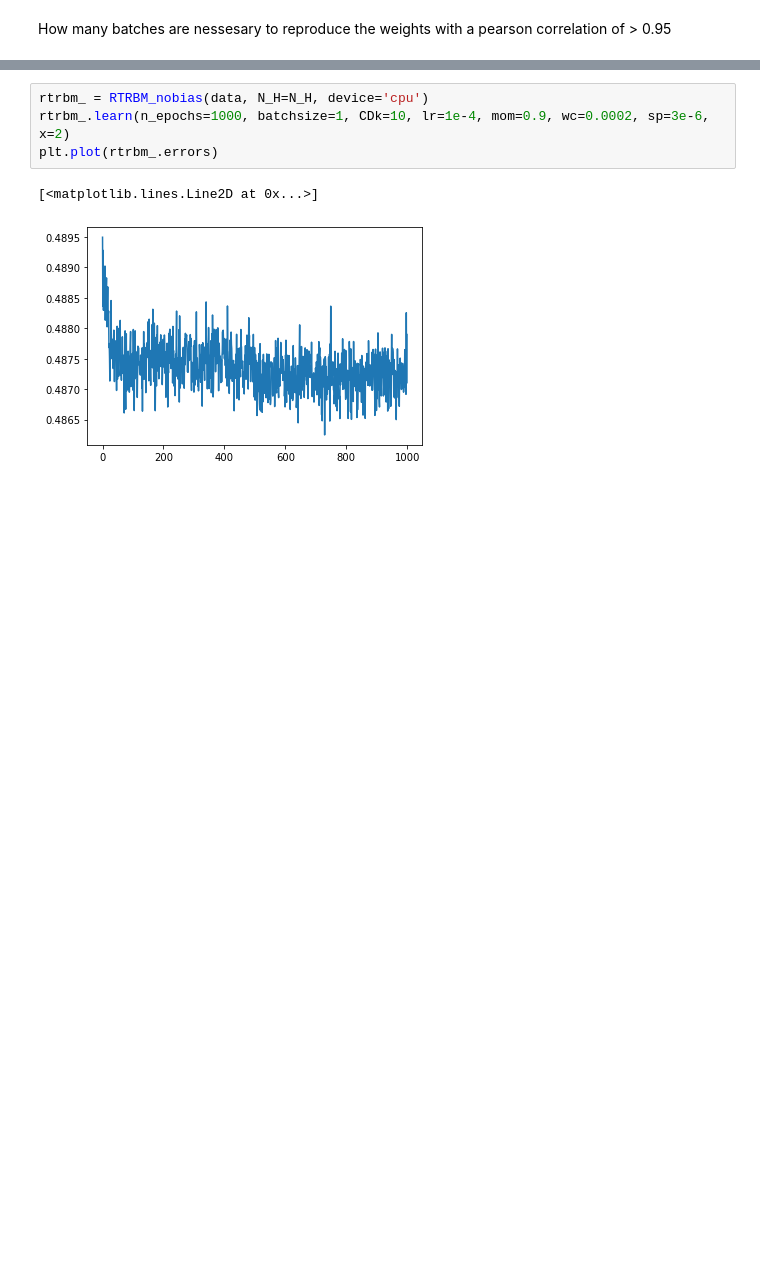
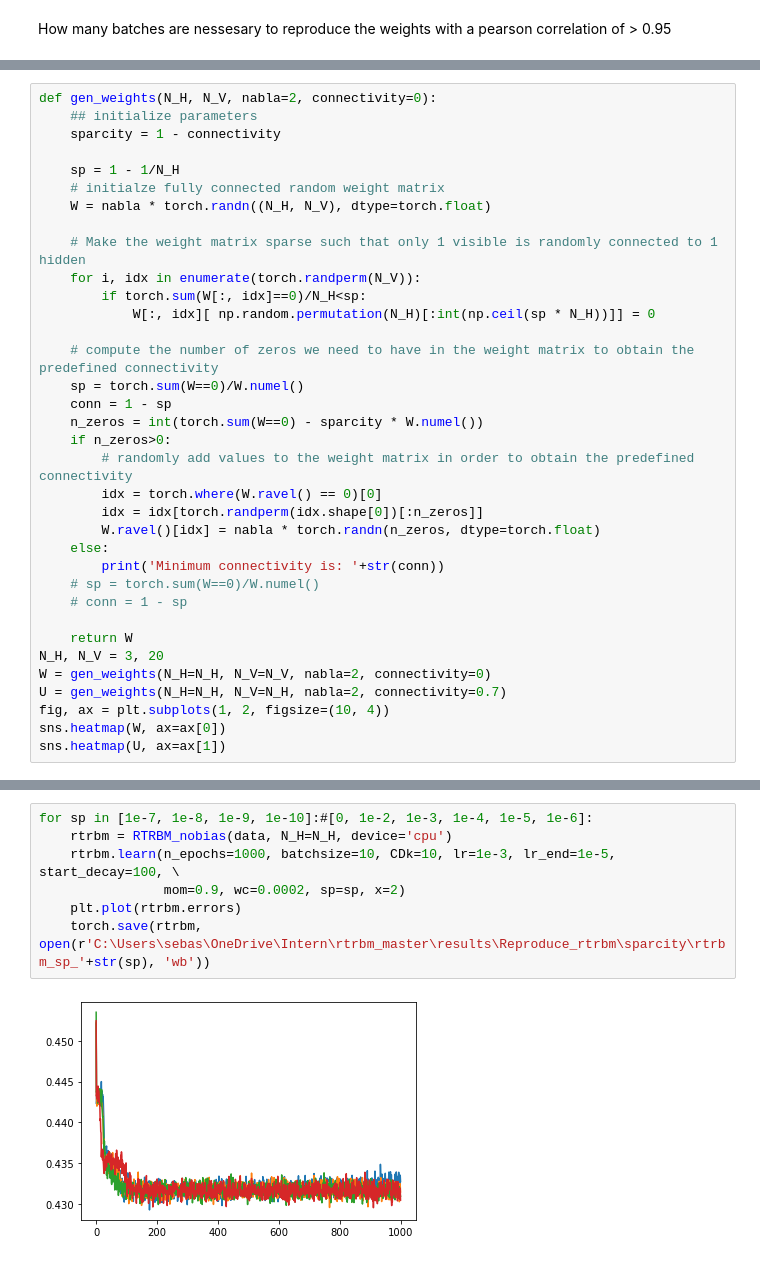
Before and after one commit to casperpeters/intern, a Jupyter notebook: notebooks/Reconstructing RTRBM/Scalability/Researching scalability limited.ipynb, the cells around one changed output, grey strips where cells are left out. Saved outputs shown, nothing was run; the diff lists cells and outputs as text; blank space fills up the shorter version.

```diff
--- a/notebooks/Reconstructing RTRBM/Scalability/Researching scalability limited.ipynb
+++ b/notebooks/Reconstructing RTRBM/Scalability/Researching scalability limited.ipynb
@@ -111,0 +34,35 @@ sns.heatmap(W1)
+# %%
+def gen_weights(N_H, N_V, nabla=2, connectivity=0):
+    ## initialize parameters
+    sparcity = 1 - connectivity
+
+    sp = 1 - 1/N_H
+    # initialze fully connected random weight matrix
+    W = nabla * torch.randn((N_H, N_V), dtype=torch.float)
+
+    # Make the weight matrix sparse such that only 1 visible is randomly connected to 1 hidden
+    for i, idx in enumerate(torch.randperm(N_V)):
+        if torch.sum(W[:, idx]==0)/N_H<sp:
+            W[:, idx][ np.random.permutation(N_H)[:int(np.ceil(sp * N_H))]] = 0
+
+    # compute the number of zeros we need to have in the weight matrix to obtain the predefined connectivity
+    sp = torch.sum(W==0)/W.numel()
+    conn = 1 - sp
+    n_zeros = int(torch.sum(W==0) - sparcity * W.numel())
+    if n_zeros>0:
+        # randomly add values to the weight matrix in order to obtain the predefined connectivity
+        idx = torch.where(W.ravel() == 0)[0]
+        idx = idx[torch.randperm(idx.shape[0])[:n_zeros]]
+        W.ravel()[idx] = nabla * torch.randn(n_zeros, dtype=torch.float)
+    else:
+        print('Minimum connectivity is: '+str(conn))
+    # sp = torch.sum(W==0)/W.numel()
+    # conn = 1 - sp
+
+    return W
+N_H, N_V = 3, 20
+W = gen_weights(N_H=N_H, N_V=N_V, nabla=2, connectivity=0)
+U = gen_weights(N_H=N_H, N_V=N_H, nabla=2, connectivity=0.7)
+fig, ax = plt.subplots(1, 2, figsize=(10, 4))
+sns.heatmap(W, ax=ax[0])
+sns.heatmap(U, ax=ax[1])
@@ -125,7 +102,9 @@ tensor(0.5043)
 # %%
-rtrbm_ = RTRBM_nobias(data, N_H=N_H, device='cpu')
-rtrbm_.learn(n_epochs=1000, batchsize=1, CDk=10, lr=1e-4, mom=0.9, wc=0.0002, sp=3e-6, x=2)
-plt.plot(rtrbm_.errors)
+for sp in [1e-7, 1e-8, 1e-9, 1e-10]:#[0, 1e-2, 1e-3, 1e-4, 1e-5, 1e-6]:
+    rtrbm = RTRBM_nobias(data, N_H=N_H, device='cpu')
+    rtrbm.learn(n_epochs=1000, batchsize=10, CDk=10, lr=1e-3, lr_end=1e-5, start_decay=100, \
+                mom=0.9, wc=0.0002, sp=sp, x=2)
+    plt.plot(rtrbm.errors)
+    torch.save(rtrbm, open(r'C:\Users\sebas\OneDrive\Intern\rtrbm_master\results\Reproduce_rtrbm\sparcity\rtrbm_sp_'+str(sp), 'wb'))
 # %% [output]
-[<matplotlib.lines.Line2D at 0x...>]
-[figure, old version]
+[figure, new version]
```
Also changed, not shown: parts of 14 cells of this notebook, 6 other files.
